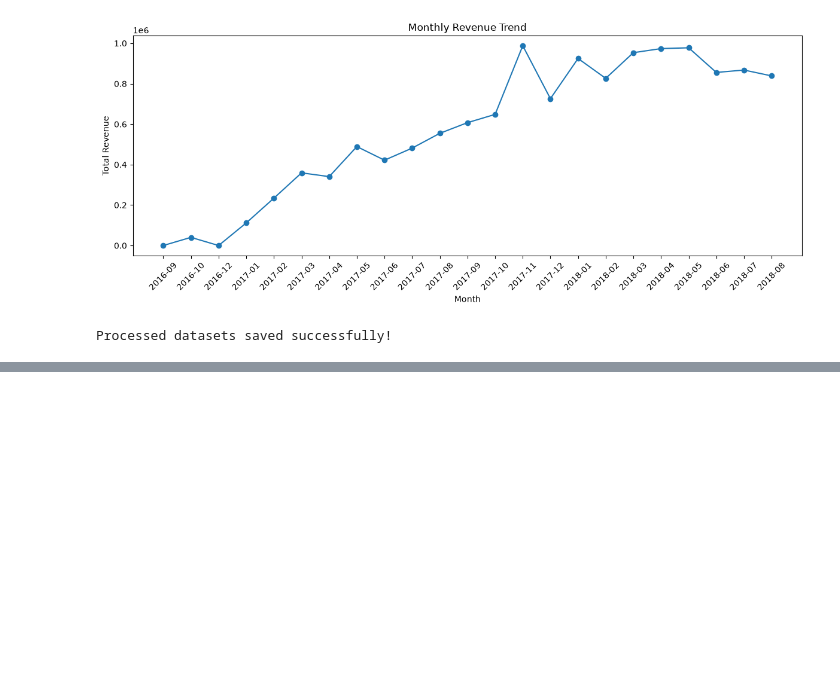
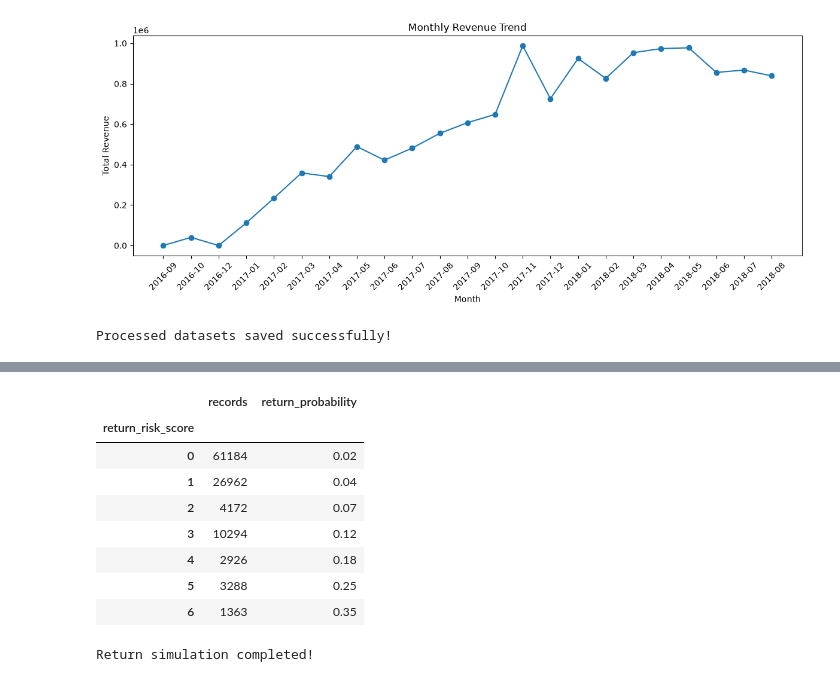
Before and after one commit to abhisarthak/AI-Driven-Circular-Supply-Chain-Optimization, a Jupyter notebook: notebooks/02_data_preprocessing.ipynb, the cells around one changed output, grey strips where cells are left out. Saved outputs shown, nothing was run; the diff lists cells and outputs as text; code cells hidden in the pictures; blank space fills up the shorter version.

Commit message:
simulation return rate

```diff
--- a/notebooks/02_data_preprocessing.ipynb
+++ b/notebooks/02_data_preprocessing.ipynb
@@ -847,0 +857,7 @@ Processed datasets saved successfully!
+# %%
+# Create a working copy for circular supply chain modelling
+
+circular_df = master_df.copy()
+
+# Initialize return risk score
+circular_df["return_risk_score"] = 0
@@ -847,0 +908,52 @@ Processed datasets saved successfully!
+# %%
+# Map return risk score to scenario-based return probability
+
+risk_probability_map = {
+    0: 0.02,
+    1: 0.04,
+    2: 0.07,
+    3: 0.12,
+    4: 0.18,
+    5: 0.25,
+    6: 0.35
+}
+
+circular_df["return_probability"] = (
+    circular_df["return_risk_score"]
+    .map(risk_probability_map)
+)
+
+# Check probability distribution
+circular_df[
+    ["return_risk_score", "return_probability"]
+].groupby(
+    "return_risk_score"
+).agg(
+    records=("return_probability", "count"),
+    return_probability=("return_probability", "first")
+)
+# %% [output]
+|  | records | return_probability |
+| return_risk_score |  |  |
+| 0 | 61184 | 0.02 |
+| 1 | 26962 | 0.04 |
+| 2 | 4172 | 0.07 |
+| 3 | 10294 | 0.12 |
+| 4 | 2926 | 0.18 |
+| 5 | 3288 | 0.25 |
+| 6 | 1363 | 0.35 |
+# %%
+import numpy as np
+
+# Set seed for reproducibility
+np.random.seed(42)
+
+# Simulate whether each item is returned
+circular_df["is_returned"] = np.random.binomial(
+    n=1,
+    p=circular_df["return_probability"]
+)
+
+print("Return simulation completed!")
+# %% [output]
+Return simulation completed!
```
Also changed, not shown: parts of 6 cells of this notebook.
